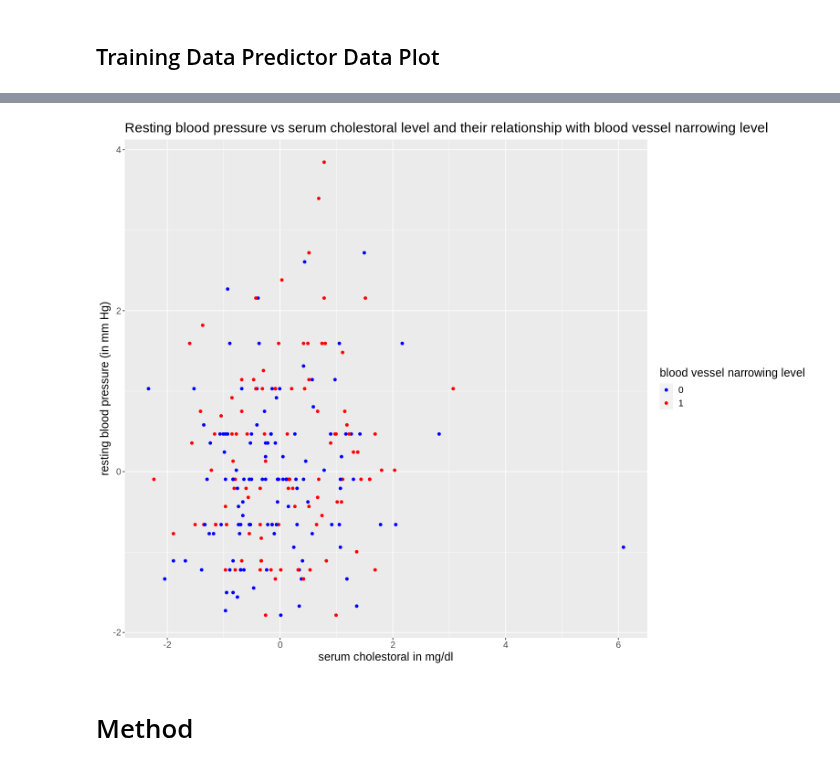
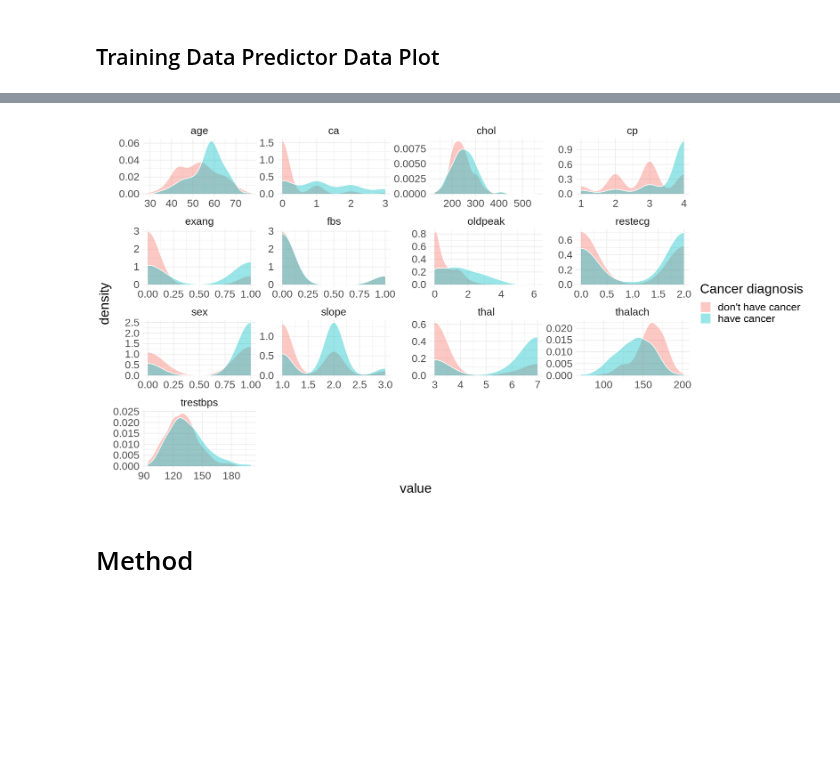
Before and after one commit to wiliwangka/Heart-Disease-Classification-with-R, a Jupyter notebook: ds_project_proposal.ipynb, the cells around one changed output, grey strips where cells are left out. Saved outputs shown, nothing was run; the diff lists cells and outputs as text; code cells hidden in the pictures; blank space fills up the shorter version.

```diff
--- a/ds_project_proposal.ipynb
+++ b/ds_project_proposal.ipynb
@@ -198,36 +203,20 @@ A data.frame: 1 × 5
 Below we show the distribution of standardized resting blood pressure and serum cholesterol level in the scatter plot with color code indicating the presence of heart disease, and it is also a sample visualization of how our project will look like.
-# %%
-options(repr.plot.width = 13, repr.plot.height = 10)
-plotA <- cleveland_training %>%
-         ggplot(aes(x=scaled_chol, y = scaled_trestbps, color = as_factor(num))) +
-         geom_point() +
-         labs (x = "serum cholestoral in mg/dl", y = "resting blood pressure (in mm Hg)", color = "blood vessel narrowing level") +
-         scale_color_manual(labels = c("0", "1"), values = c("blue", "red")) +
-         theme(text = element_text(size =15)) +
-         ggtitle("Resting blood pressure vs serum cholestoral level and their relationship with blood vessel narrowing level")
-
-plotA
-
-# plotB <- cleveland_data_clean %>%
-#          ggplot (aes (x=age, y = scaled_trestbps, colour = as_factor(num))) +
-#          geom_point() +
-#          labs (x= "age", y= "resting blood pressure (in mm Hg)", color = "blood vessel narrowing level") +
-#          scale_color_manual(labels = c("0", "1" ), values = c("blue",  "red")) +
-#          theme (text = element_text (size =15 )) +
-#          ggtitle("Resting blood pressure vs age ")
-
-# plotB
-
-# plotC <- cleveland_data_clean %>%
-#          ggplot(aes(x=scaled_chol, y = age, color = as_factor(num))) +
-#          geom_point() +
-#          labs(x = "serum cholestoral in mg/dl", y = "age", color = "blood vessel narrowing level") +
-#          scale_color_manual(labels = c("0", "1"), values = c("blue", "red")) +
-#          theme(text = element_text (size =15)) +
-#          ggtitle("age vs serum cholestoral level and their relationship with blood vessel narrowing level")
-#  plotC
-# %% [output]
-[figure, removed]
+# %%
+set.seed(2022)
+cleveland_data_clean_mutate= cleveland_data_clean %>%
+mutate(ca = as.numeric(ca ), thal = as.numeric(thal))
+
+options(repr.plot.height = 8, repr.plot.width = 15)
+cleveland_data_clean_mutate %>%
+    pivot_longer(cols = -num, names_to = 'category', values_to = 'value')  %>%
+    ggplot(aes(value, fill = num)) +
+        geom_density(alpha = 0.4, colour = 'white') +
+        facet_wrap(~ category, scales = 'free') +
+        theme_minimal() +
+        theme(text = element_text(size = 20))+
+scale_fill_discrete(name='Cancer diagnosis',labels=c("don't have cancer", "have cancer"))
+# %% [output]
+[figure, added]
 # %% [markdown]
 # Method
 # %% [markdown]
```
Also changed, not shown: parts of 11 cells of this notebook.
